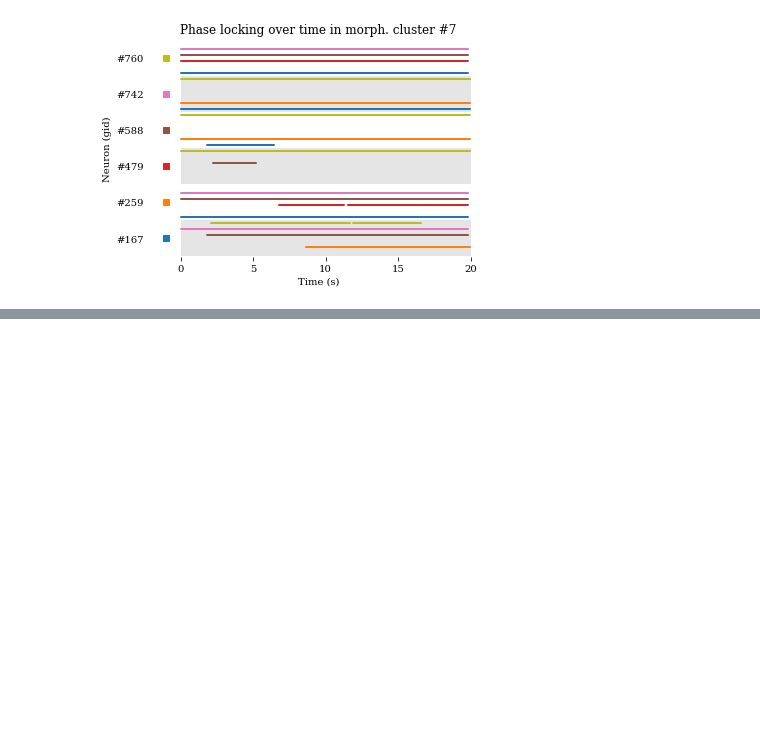
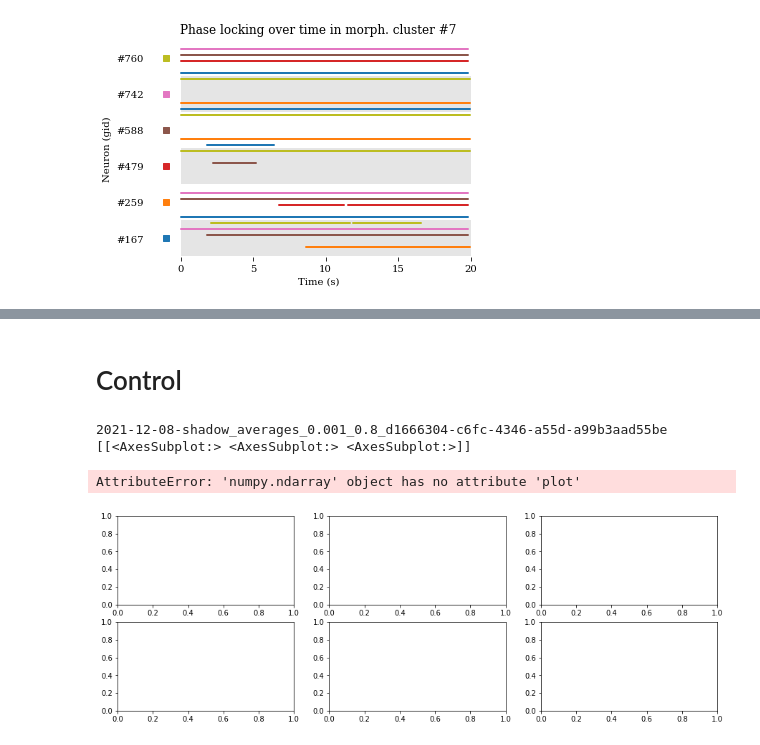
Before and after one commit to llandsmeer/iopublic, a Jupyter notebook: Make figures.ipynb, the cells around one changed output, grey strips where cells are left out. Cells and saved outputs as stored; diff of their text form; code cells hidden in the pictures; blank space fills up the shorter version.

```diff
--- a/Make figures.ipynb
+++ b/Make figures.ipynb
@@ -56,0 +176,19 @@ with h5py.File('imgdata/rdf.h5', 'w') as fout:
+# %%
+fig = go.Figure(data=[go.Sankey(
+    node = dict(
+      pad = 10,
+      thickness = 1,
+      #line = dict(color = "black", width = 0.5),
+      #label = ["A1", "A2", "B1", "B2", "C1", "C2"],
+      color = "black"
+    ),
+    link = dict(
+      source = source,
+      target = target,
+      value  = values,
+        color = 'black'
+  ))])
+
+fig.update_layout(title_text="Basic Sankey Diagram", font_size=10)
+
+fig.show()
@@ -184,0 +322,36 @@ Text(0, 0.5, 'Neuron (gid)')
+# %% [markdown]
+# Control
+# %%
+import h5py
+
+Csel = 1
+
+f = h5py.File('imgdata/control_tuning.h5', 'r')
+for key in f.keys():
+    print(key)
+
+    tuning_methods = [
+        dict(key='none', idx=0),
+        dict(key='sc', idx=1),
+        dict(key='tune', idx=2)
+    ]
+
+    fig, ax = plt.subplots(ncols=3, nrows=2, figsize=(15, 5))
+    C = np.array(f[key]['C'])
+    for entry in tuning_methods:
+        for k in 'conn', 'unconn':
+            vs = np.array(f[key][entry['key']][k])
+            vs = vs[Csel == C]
+            n = vs.shape[1]
+            t = np.arange(n)
+            m = vs.shape[0]
+            for i, v in enumerate(vs):
+                v = (v - v.mean()) / max(v.std(), 1) / 4
+                print(ax[k == 'conn', entry['idx']])
+                ax[k == 'conn', entry['idx']].plot(t, v, color='black')
+    plt.axis('off')
+# %% [output]
+2021-12-08-shadow_averages_0.001_0.8_d1666304-c6fc-4346-a55d-a99b3aad55be
+[[<AxesSubplot:> <AxesSubplot:> <AxesSubplot:>]]
+AttributeError: 'numpy.ndarray' object has no attribute 'plot'
+[figure, added]
```
Also changed, not shown: parts of 9 cells of this notebook, 3 other files.
